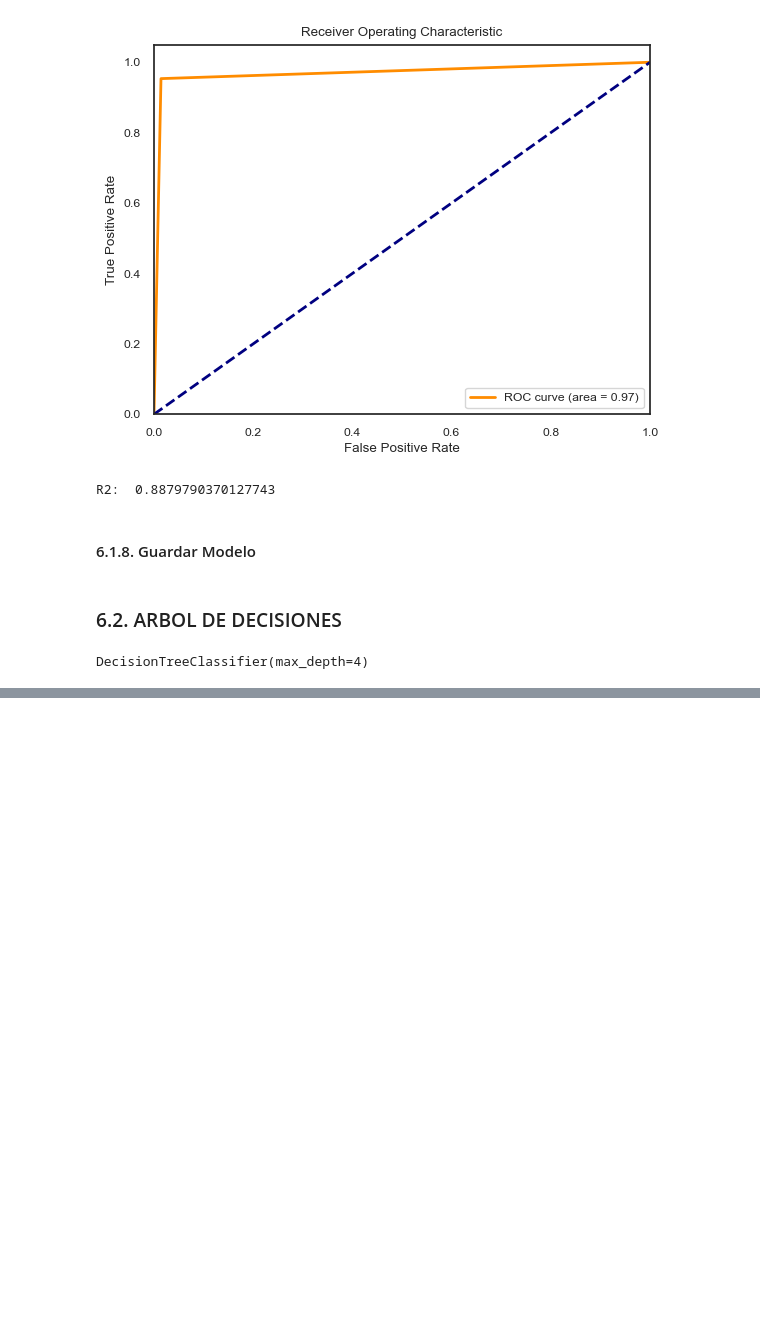
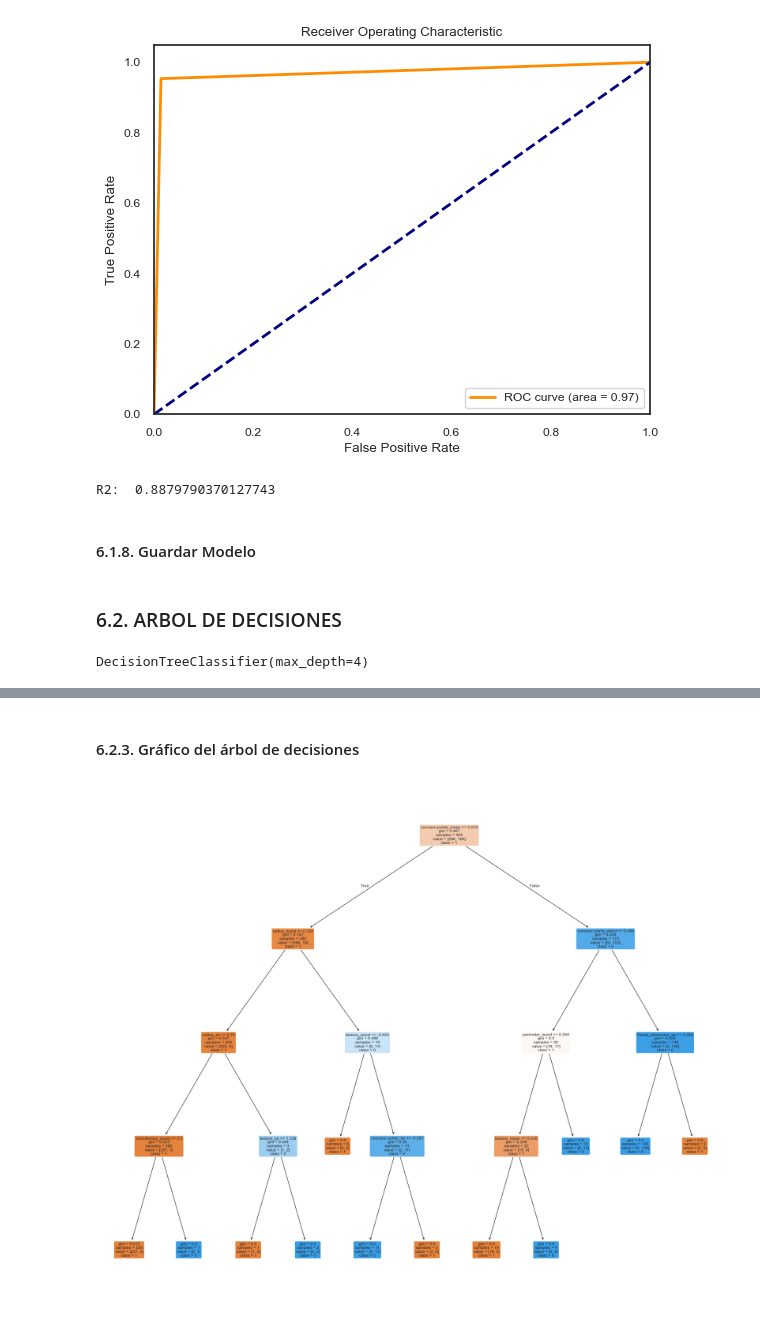
Before and after one commit to walmache/MaestriaIA-UHE, a Jupyter notebook: 2. CienciaAnaliticaDatos/Unidad2/casoPractico/CasoPractico_prelim.ipynb, the cells around one changed output, grey strips where cells are left out. Cells and saved outputs as stored; diff of their text form; code cells hidden in the pictures; blank space fills up the shorter version.

```diff
--- a/2. CienciaAnaliticaDatos/Unidad2/casoPractico/CasoPractico_prelim.ipynb
+++ b/2. CienciaAnaliticaDatos/Unidad2/casoPractico/CasoPractico_prelim.ipynb
@@ -434,0 +504,23 @@ plt.show()
+# %% [markdown]
+#### 6.2.3. Gráfico del árbol de decisiones
+# %%
+# Visualizar un árbol de decisión usando matplotlib
+from sklearn.tree import plot_tree
+# Crear la figura y el eje
+fig, ax = plt.subplots(figsize=(24, 20))
+# Dibujar el árbol de decisión
+# Obtener los nombres de las características
+feature_names = X.columns.tolist()
+# Obtener los nombres de las clases (asumiendo que y contiene valores numéricos y necesitas los nombres)
+class_names = y.unique().astype(str).tolist()
+
+plot_tree(model,
+                feature_names = feature_names,
+                class_names = class_names,
+                filled=True,
+                rounded=True,
+                ax=ax)
+# Mostrar la gráfica
+plt.show()
+# %% [output]
+[figure, added]
```
Also changed, not shown: parts of 18 cells of this notebook, 1 other file.
